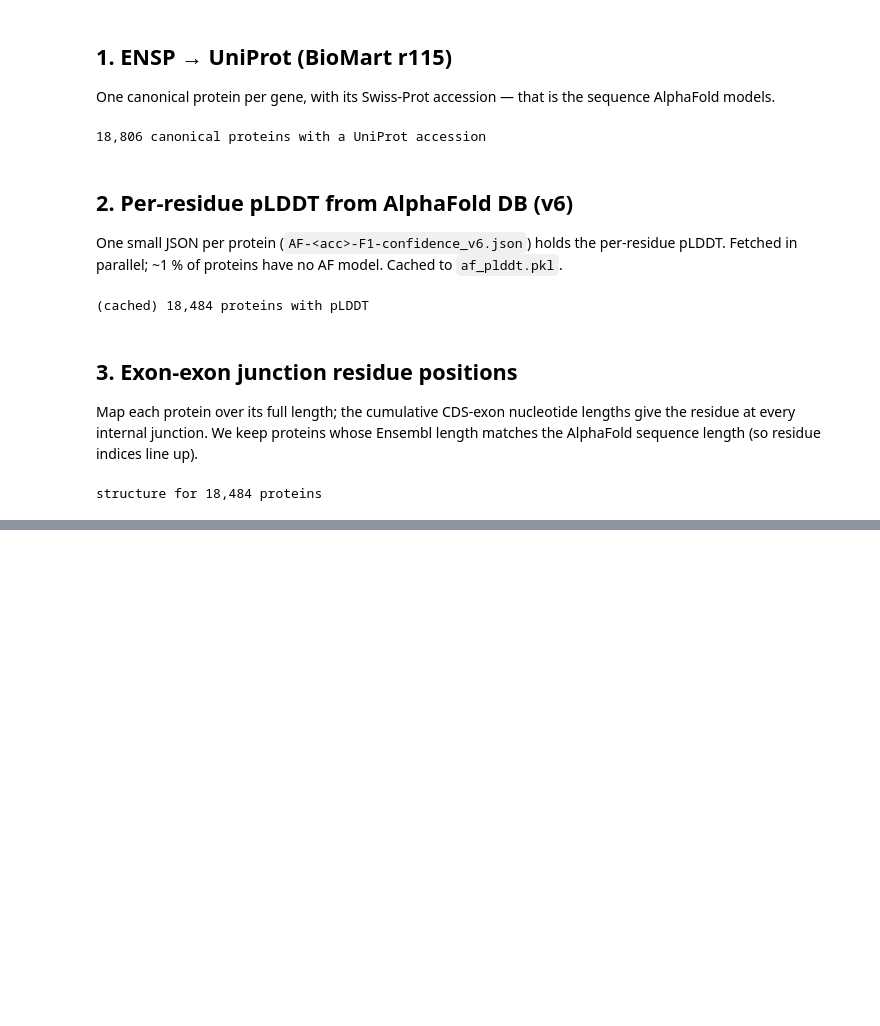
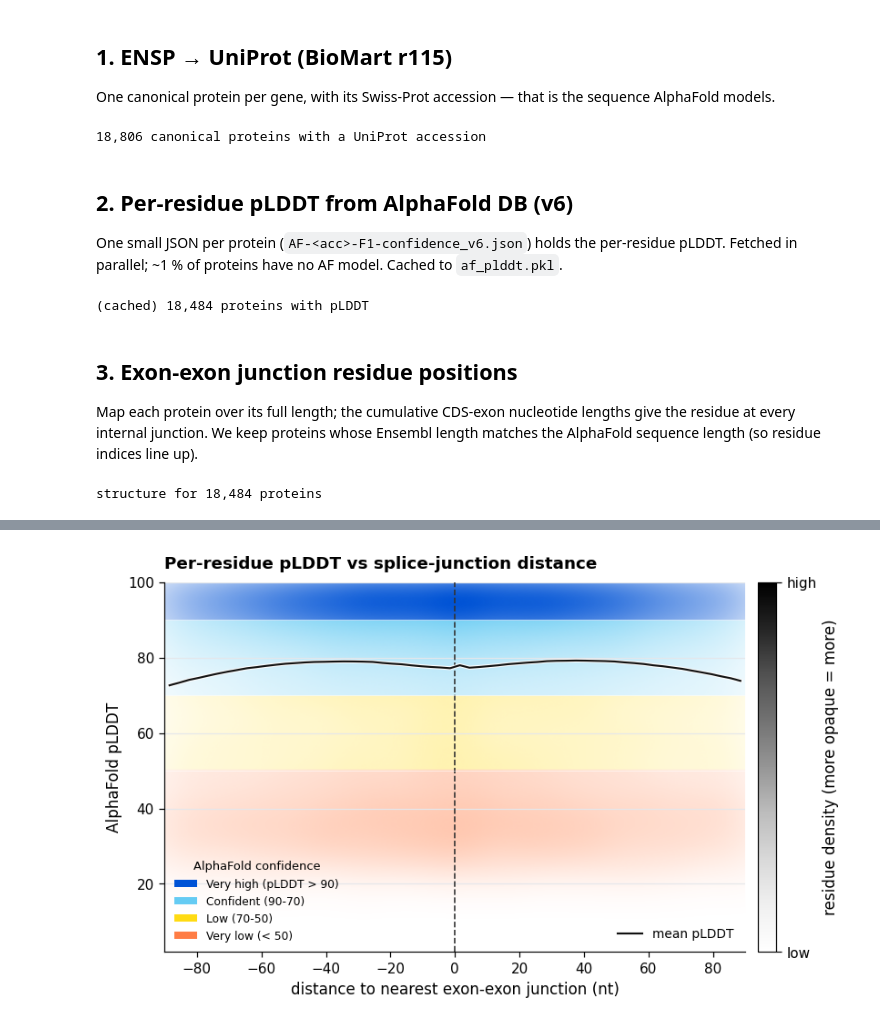
Before and after one commit to SotoLF/fastCDS, a Jupyter notebook: tutorial/reproduce_paper/end_to_end/alphafold_plddt_junctions.ipynb, the cells around one changed output, grey strips where cells are left out. Drawn from its saved outputs; the diff is of its cells as text; code cells hidden in the pictures; blank space fills up the shorter version.

```diff
--- a/tutorial/reproduce_paper/end_to_end/alphafold_plddt_junctions.ipynb
+++ b/tutorial/reproduce_paper/end_to_end/alphafold_plddt_junctions.ipynb
@@ -224,9 +226,10 @@ for ensp, grp in exlen.groupby("input_id"):
     if abs(int(nt.sum()//3) - L) > 1 or len(nt) < 2:
         n_mm += 1; continue
     junc_nt = np.cumsum(nt)[:-1]                  # internal junctions, CDS-nt coords
-    res_nt = np.arange(L) * 3 + 2                 # middle nt of each codon
-    near = res_nt[:, None] - junc_nt[None, :]
-    near = near[np.arange(L), np.argmin(np.abs(near), axis=1)]
+    codon_nt = (np.arange(L) * 3)[:, None] + np.array([1, 2, 3])   # 3 nt of each codon
+    d = codon_nt[:, :, None] - junc_nt[None, None, :]             # (L, 3, J) signed nt
+    flat = d.reshape(L, -1)                                       # (L, 3J)
+    near = flat[np.arange(L), np.argmin(np.abs(flat), axis=1)]    # nearest signed dist
     m = np.abs(near) <= WIN_NT
     dist_all.append(near[m]); plddt_all.append(pl[m])
     n_used += 1
@@ -279,0 +256,64 @@ fig.savefig(DATA / "fig_analysis4_plddt.png", bbox_inches="tight")
+# %%
+from scipy.stats import gaussian_kde
+from matplotlib.patches import Patch
+from matplotlib.colors import to_rgb, Normalize
+from matplotlib.cm import ScalarMappable
+from IPython.display import display
+
+# AlphaFold DB Model-Confidence colour key (per-residue pLDDT bands)
+AF_BANDS = [(90, 100.01, "#0053D6", "Very high (pLDDT > 90)"),
+            (70, 90,     "#65CBF3", "Confident (90-70)"),
+            (50, 70,     "#FFDB13", "Low (70-50)"),
+            (0,  50,     "#FF7D45", "Very low (< 50)")]
+def band_rgb(yv):
+    for lo, hi, col, _ in AF_BANDS:
+        if lo <= yv < hi:
+            return to_rgb(col)
+    return to_rgb(AF_BANDS[-1][2])
+
+rng = np.random.default_rng(0)
+sub = rng.choice(len(dist), min(60000, len(dist)), replace=False)
+xs, ys = dist[sub].astype(float), plddt[sub].astype(float)
+kde = gaussian_kde(np.vstack([xs, ys]))
+ylo = float(plddt.min()); NX = NY = 240
+gx, gy = np.mgrid[-WIN_NT:WIN_NT:NX*1j, ylo:100:NY*1j]
+zz = kde(np.vstack([gx.ravel(), gy.ravel()])).reshape(gx.shape)
+
+# hue from the pLDDT band (per row), alpha from density (gamma for contrast)
+znorm = (zz / zz.max()) ** 0.55
+rows_rgb = np.array([band_rgb(v) for v in gy[0, :]])
+rgba = np.zeros((NY, NX, 4))
+rgba[..., :3] = rows_rgb[:, None, :]
+rgba[..., 3] = np.clip(znorm.T, 0, 1)
+
+fig, ax = plt.subplots(figsize=(8.0, 4.8))
+ax.imshow(rgba, extent=[-WIN_NT, WIN_NT, ylo, 100], origin="lower",
+          aspect="auto", interpolation="bilinear", zorder=1)
+bins = np.arange(-WIN_NT, WIN_NT + 3, 3)
+idx = np.digitize(dist, bins)
+mean_pl = [plddt[idx == i].mean() if (idx == i).any() else np.nan
+           for i in range(1, len(bins))]
+ax.plot(bins[:-1] + 1.5, mean_pl, color="white", lw=2.8, zorder=3)
+ax.plot(bins[:-1] + 1.5, mean_pl, color="#111111", lw=1.4, label="mean pLDDT", zorder=4)
+ax.axvline(0, color="0.2", ls="--", lw=1.1, zorder=2)
+for lo, hi, col, _ in AF_BANDS:
+    if ylo < lo < 100:
+        ax.axhline(lo, color="white", lw=0.6, alpha=0.6, zorder=2)
+
+ax.set_xlim(-WIN_NT, WIN_NT); ax.set_ylim(ylo, 100)
+ax.set_xlabel("distance to nearest exon-exon junction (nt)")
+ax.set_ylabel("AlphaFold pLDDT")
+ax.set_title("Per-residue pLDDT vs splice-junction distance", loc="left")
+band_handles = [Patch(facecolor=c, edgecolor="none", label=l) for _, _, c, l in AF_BANDS]
+leg1 = ax.legend(handles=band_handles, title="AlphaFold confidence", loc="lower left",
+                 fontsize=8, title_fontsize=8.5, framealpha=0.9)
+ax.add_artist(leg1)
+ax.legend(loc="lower right", fontsize=9, framealpha=0.9)
+sm = ScalarMappable(norm=Normalize(0, 1), cmap="Greys")
+cb = fig.colorbar(sm, ax=ax, pad=0.02, fraction=0.045)
+cb.set_label("residue density (more opaque = more)")
+cb.set_ticks([0, 1]); cb.set_ticklabels(["low", "high"])
+display(fig)
+fig.savefig(DATA / "fig_analysis4_plddt.png", bbox_inches="tight")
+# %% [output]
+[figure, added]
```
Also changed, not shown: parts of 4 cells of this notebook, 2 other files.
